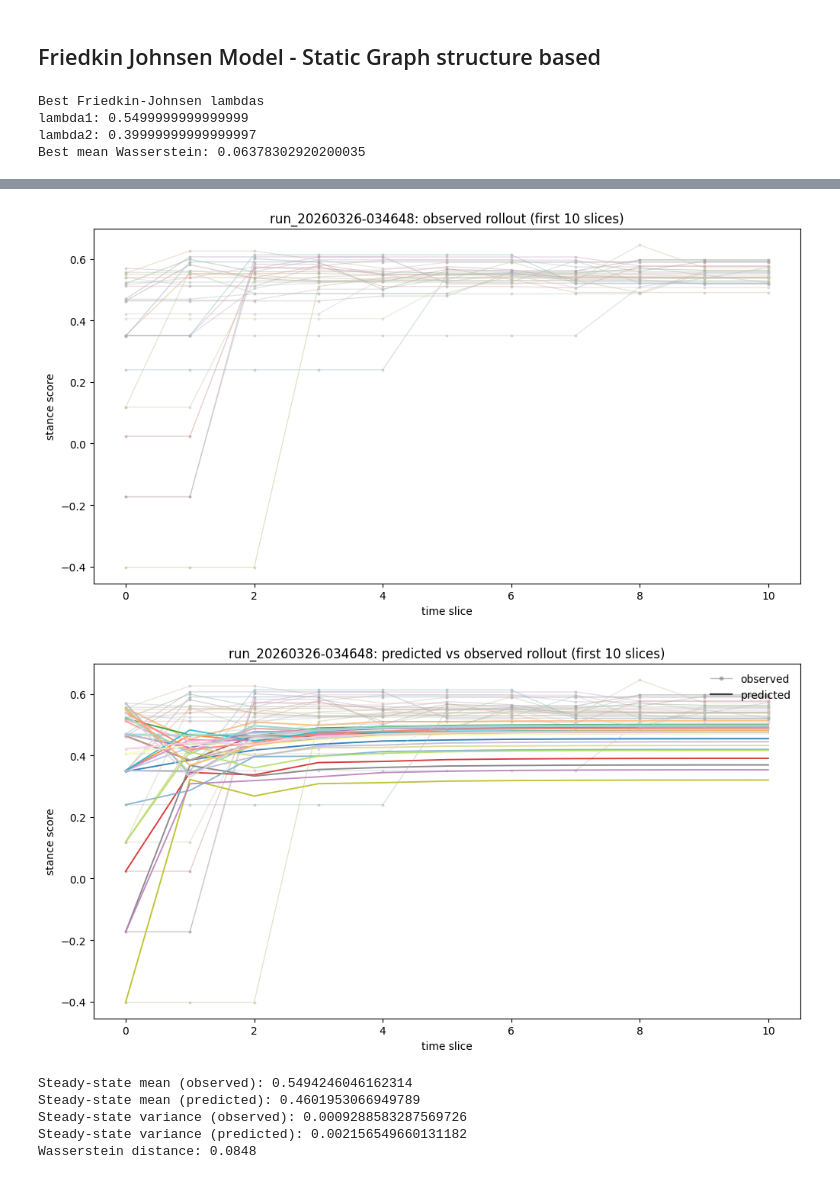
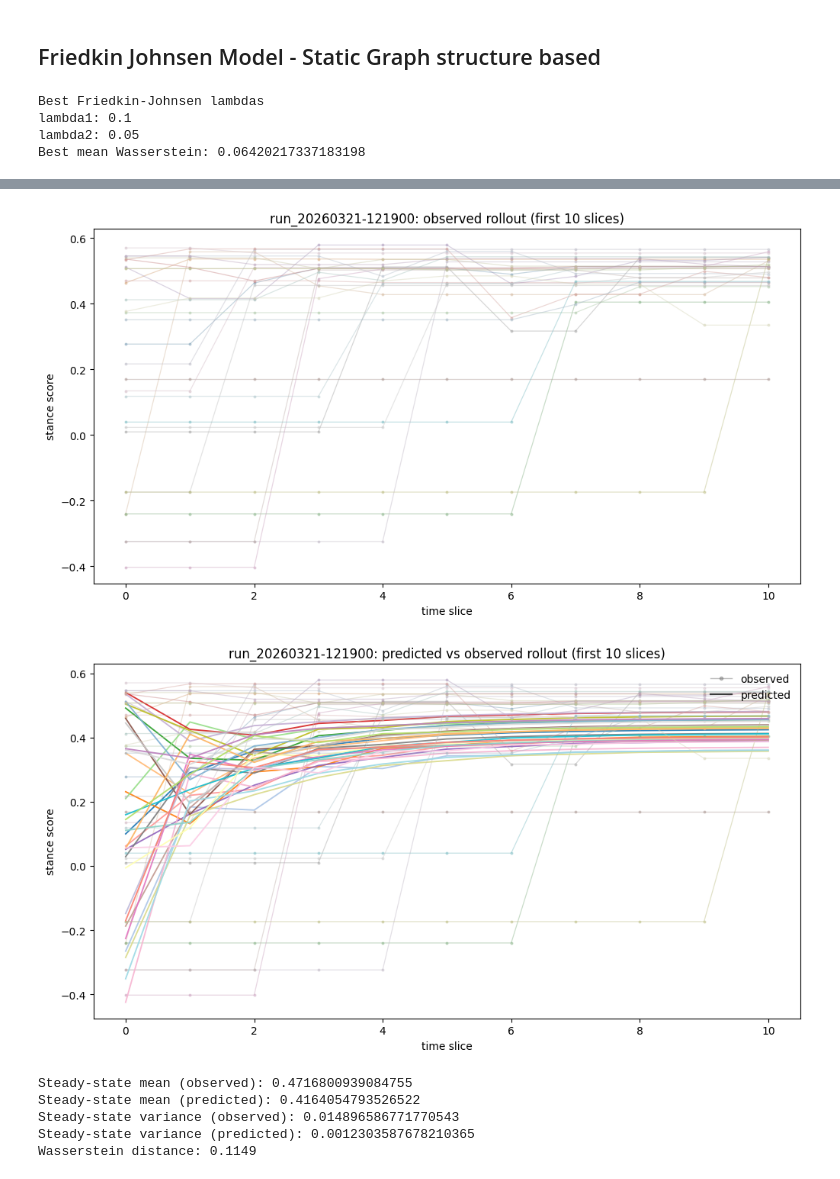
Before and after one commit to samuelLi05/llm-network, a Jupyter notebook: modeling/models/models.ipynb, the cells around one changed output, grey strips where cells are left out. Cells and saved outputs as stored; diff of their text form; code cells hidden in the pictures.

Commit message:
test and eigenvalues setup

```diff
--- a/modeling/models/models.ipynb
+++ b/modeling/models/models.ipynb
@@ -298,9 +297,19 @@ Wasserstein distance: 0.1729
 # %% [markdown]
 ## Friedkin Johnsen Model - Static Graph structure based
+# %%
+def build_x0_from_agent_inits(agent_inits, n):
+    x0 = np.full((n,), np.nan, dtype=float)
+    for aid, val in agent_inits.items():
+        idx = int(aid.split('_', 1)[1]) - 1
+        x0[idx] = float(val)
+    if np.isnan(x0).any():
+        missing = np.where(np.isnan(x0))[0].tolist()
+        raise ValueError(f'missing init values for indices: {missing}')
+    return x0
 # %%
 #friedkin johnsen setup
 
-def fit_friedkin_johnsen(run_traj_map, run_neighbors, lambda1, lambda2):
+def fit_friedkin_johnsen(run_traj_map, run_neighbors, lambda1, lambda2, agent_inits):
     if lambda1 < 0 or lambda2 < 0 or lambda1 + lambda2 > 1:
         raise ValueError('lambda1 and lambda2 must be nonnegative and satisfy lambda1 + lambda2 <= 1')
 
@@ -312,6 +321,7 @@ def fit_friedkin_johnsen(run_traj_map, run_neighbors, lambda1, lambda2):
         if run_neighbors[rn] != ref_neighbors:
             raise ValueError('RUN_NEIGHBORS must be identical across runs')
 
+
     # Build pooled dataset
     X_blocks, Y_blocks, X0_blocks = [], [], []
     for rn in run_names:
@@ -319,12 +329,9 @@ def fit_friedkin_johnsen(run_traj_map, run_neighbors, lambda1, lambda2):
         X, Y = build_dataset_from_run(traj)
         X_blocks.append(X)
         Y_blocks.append(Y)
-        X0_blocks.append(np.repeat(traj[0][None, :], X.shape[0], axis=0))
 
     X_pool = np.vstack(X_blocks)
     Y_pool = np.vstack(Y_blocks)
-    X0_pool = np.vstack(X0_blocks)
-
     n = X_pool.shape[1]
     alpha = 1.0 - lambda1 - lambda2
 
@@ -332,6 +339,8 @@ def fit_friedkin_johnsen(run_traj_map, run_neighbors, lambda1, lambda2):
     W_vars = []        # store per-row variables
     objective_terms = []
     constraints = []
+
+    x0_init = build_x0_from_agent_inits(agent_inits, n)
 
     for i in range(n):
         ns = ref_neighbors[i]
@@ -343,7 +352,7 @@ def fit_friedkin_johnsen(run_traj_map, run_neighbors, lambda1, lambda2):
 
         X_ns = X_pool[:, ns]
         y = Y_pool[:, i]
-        x0i = X0_pool[:, i]
+        x0i = float(x0_init[i])
 
         pred = lambda1 * x0i + lambda2 * b + alpha * (X_ns @ w_ns)
         objective_terms.append(cp.sum_squares(y - pred))
@@ -435,6 +444,7 @@ best_fj_result, fj_lambda_search_results = select_friedkin_johnsen_lambdas(
     RUN_TRAJ,
     RUN_NEIGHBORS,
     PARAMS['lambda_grid'],
+    agent_inits=GLOBAL_INIT_BY_AGENT
 )
 
 FJ_LAMBDA1 = best_fj_result['lambda1']
@@ -446,32 +456,30 @@ print('lambda2:', FJ_LAMBDA2)
 print('Best mean Wasserstein:', best_fj_result['mean_wasserstein'])
 # %% [output]
 Best Friedkin-Johnsen lambdas
-lambda1: 0.5499999999999999
-lambda2: 0.39999999999999997
-Best mean Wasserstein: 0.06378302920200035
+lambda1: 0.1
+lambda2: 0.05
+Best mean Wasserstein: 0.06420217337183198
 # %%
-FJ_LAMBDA1 = 0.2
+FJ_LAMBDA1 = 0.1
 FJ_LAMBDA2 = 0.3
 FJ_W, FJ_b, X_pool_fj, Y_pool_fj = fit_friedkin_johnsen(
     RUN_TRAJ,
     RUN_NEIGHBORS,
     FJ_LAMBDA1,
     FJ_LAMBDA2,
+    GLOBAL_INIT_BY_AGENT
 )
 
 print('Friedkin-Johnsen fit')
 print('Bias term:', FJ_b)
-print('Min entry:', float(FJ_W.min()), 'Max entry:', float(FJ_W.max()))
+# print(FJ_W)
 print('Global MSE loss:', float(np.mean((Y_pool_fj - X_pool_fj @ FJ_W.T) ** 2)))
-regression_diagnostics(X_pool_fj, 'Friedkin-Johnsen pooled design')
-print('FJ W eigenvalues:', np.linalg.eigvals(FJ_W))
-print('FJ W spectral radius:', float(np.max(np.abs(np.linalg.eigvals(FJ_W)))))
 
 PREDICTED_TRAJ_FJ = {
     rn: friedkin_johnsen_rollout_prediction(
         FJ_W,
         FJ_b,
-        tr[0],
+        build_x0_from_agent_inits(GLOBAL_INIT_BY_AGENT, N),
         PARAMS['rollout_horizon_cap'],
         FJ_LAMBDA1,
         FJ_LAMBDA2,
@@ -480,10 +488,10 @@ PREDICTED_TRAJ_FJ = {
 }
 
 run_names = sorted(RUN_TRAJ.keys())
-run_id = run_names[26]
+run_id = run_names[10]
 
-plot_observed_trajectories(run_id, RUN_TRAJ[run_id], GLOBAL_AGENT_IDS, 20)
-plot_predicted_vs_observed(run_id, RUN_TRAJ[run_id], PREDICTED_TRAJ_FJ[run_id], GLOBAL_AGENT_IDS, 20)
+plot_observed_trajectories(run_id, RUN_TRAJ[run_id], GLOBAL_AGENT_IDS, 10)
+plot_predicted_vs_observed(run_id, RUN_TRAJ[run_id], PREDICTED_TRAJ_FJ[run_id], GLOBAL_AGENT_IDS, 10)
 
 obs = np.asarray(RUN_TRAJ[run_id], dtype=float)
 pred = np.asarray(PREDICTED_TRAJ_FJ[run_id], dtype=float)
@@ -520,7 +528,7 @@ FJ W spectral radius: 1.0000000000000016
-[figure, old version]
+[figure, new version]
-[figure, old version]
+[figure, new version]
-Steady-state mean (observed): 0.5494246046162314
-Steady-state mean (predicted): 0.4601953066949789
-Steady-state variance (observed): 0.0009288583287569726
-Steady-state variance (predicted): 0.002156549660131182
-Wasserstein distance: 0.0848
+Steady-state mean (observed): 0.4716800939084755
+Steady-state mean (predicted): 0.4164054793526522
+Steady-state variance (observed): 0.014896586771770543
+Steady-state variance (predicted): 0.0012303587678210365
+Wasserstein distance: 0.1149
```
Also changed, not shown: parts of 10 cells of this notebook, 7 other files.
